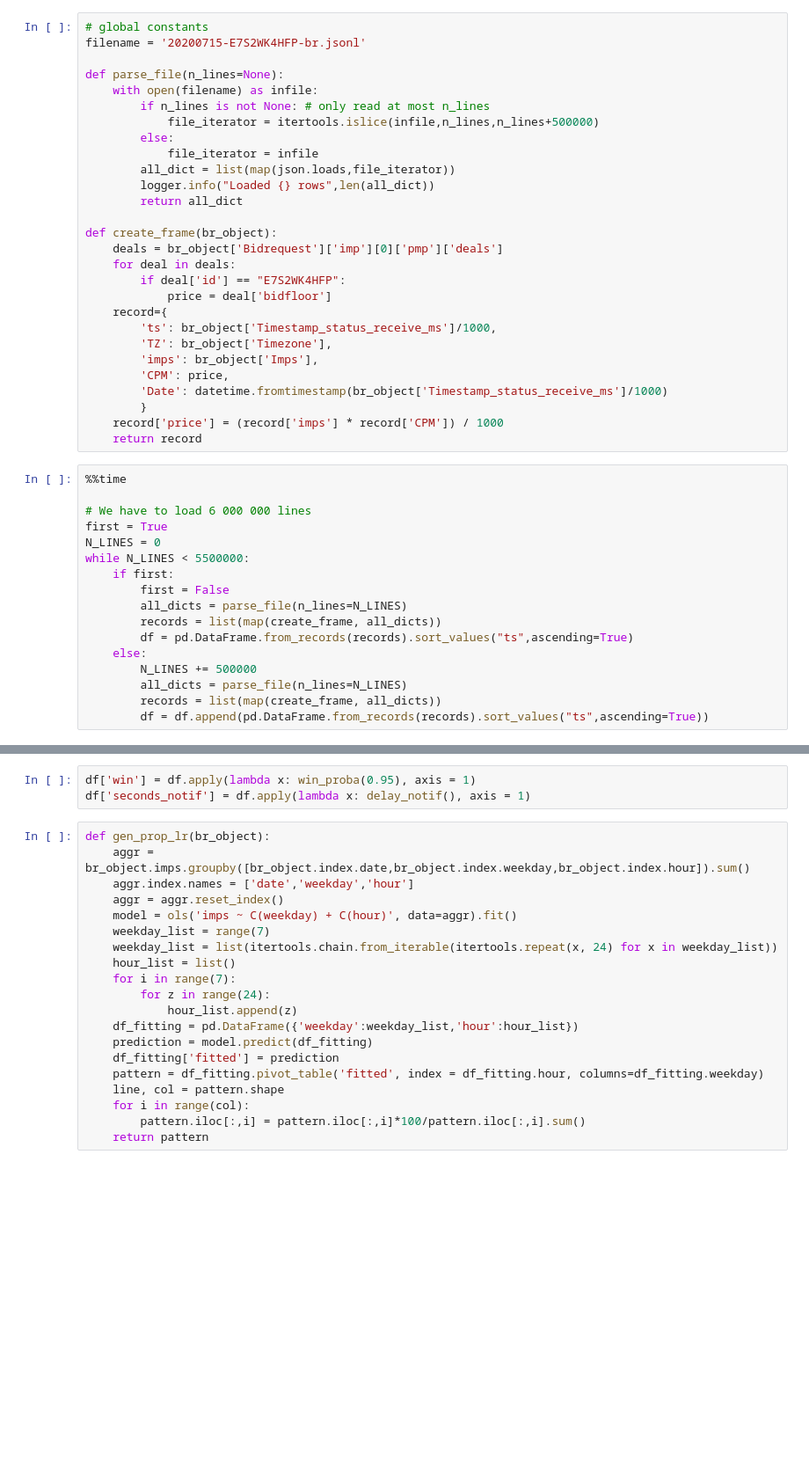
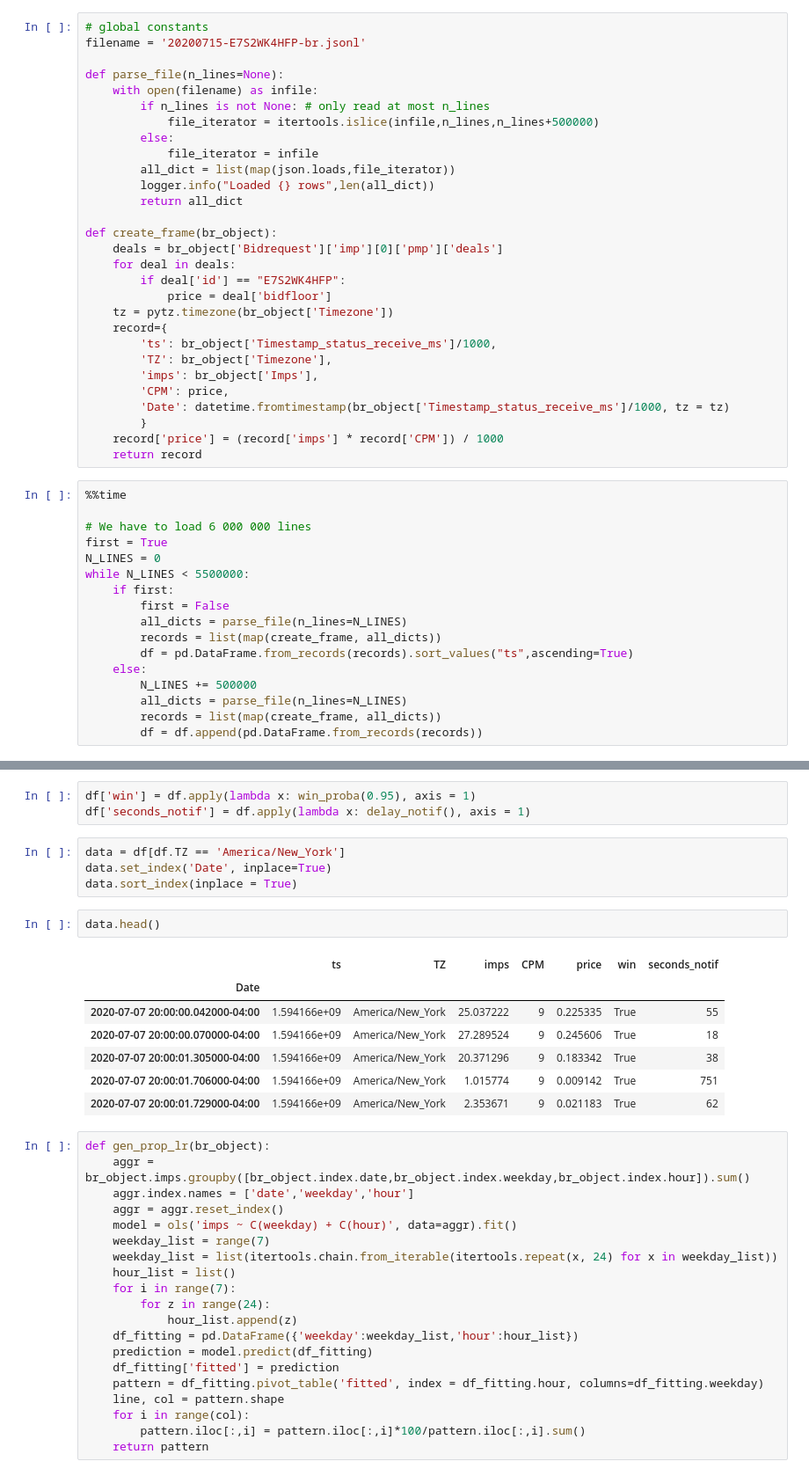
Before and after one commit to ThomasM-mecen/Displayce_internship, a Jupyter notebook: Pacing/Final_algo.ipynb, the cells around one changed output, grey strips where cells are left out. Shown at 88% size. Saved outputs shown, nothing was run; the diff lists cells and outputs as text; blank space fills up the shorter version.

```diff
--- a/Pacing/Final_algo.ipynb
+++ b/Pacing/Final_algo.ipynb
@@ -34,12 +34,13 @@ def create_frame(br_object):
     for deal in deals:
         if deal['id'] == "E7S2WK4HFP":
             price = deal['bidfloor']
+    tz = pytz.timezone(br_object['Timezone'])
     record={
         'ts': br_object['Timestamp_status_receive_ms']/1000,
         'TZ': br_object['Timezone'],
         'imps': br_object['Imps'],
         'CPM': price,
-        'Date': datetime.fromtimestamp(br_object['Timestamp_status_receive_ms']/1000)
+        'Date': datetime.fromtimestamp(br_object['Timestamp_status_receive_ms']/1000, tz = tz)
         }
     record['price'] = (record['imps'] * record['CPM']) / 1000
     return record
@@ -59,4 +60,4 @@ while N_LINES < 5500000:
         N_LINES += 500000
         all_dicts = parse_file(n_lines=N_LINES)
         records = list(map(create_frame, all_dicts))
-        df = df.append(pd.DataFrame.from_records(records).sort_values("ts",ascending=True))
+        df = df.append(pd.DataFrame.from_records(records))
@@ -72,6 +88,20 @@ def delay_notif():
 # %%
 df['win'] = df.apply(lambda x: win_proba(0.95), axis = 1)
 df['seconds_notif'] = df.apply(lambda x: delay_notif(), axis = 1)
+# %%
+data = df[df.TZ == 'America/New_York']
+data.set_index('Date', inplace=True)
+data.sort_index(inplace = True)
+# %%
+data.head()
+# %% [output]
+|  | ts | TZ | imps | CPM | price | win | seconds_notif |
+| Date |  |  |  |  |  |  |  |
+| 2020-07-07 20:00:00.042000-04:00 | 1.594166e+09 | America/New_York | 25.037222 | 9 | 0.225335 | True | 55 |
+| 2020-07-07 20:00:00.070000-04:00 | 1.594166e+09 | America/New_York | 27.289524 | 9 | 0.245606 | True | 18 |
+| 2020-07-07 20:00:01.305000-04:00 | 1.594166e+09 | America/New_York | 20.371296 | 9 | 0.183342 | True | 38 |
+| 2020-07-07 20:00:01.706000-04:00 | 1.594166e+09 | America/New_York | 1.015774 | 9 | 0.009142 | True | 751 |
+| 2020-07-07 20:00:01.729000-04:00 | 1.594166e+09 | America/New_York | 2.353671 | 9 | 0.021183 | True | 62 |
 # %%
 def gen_prop_lr(br_object):
     aggr = br_object.imps.groupby([br_object.index.date,br_object.index.weekday,br_object.index.hour]).sum()
```
Also changed, not shown: parts of 20 cells of this notebook.
